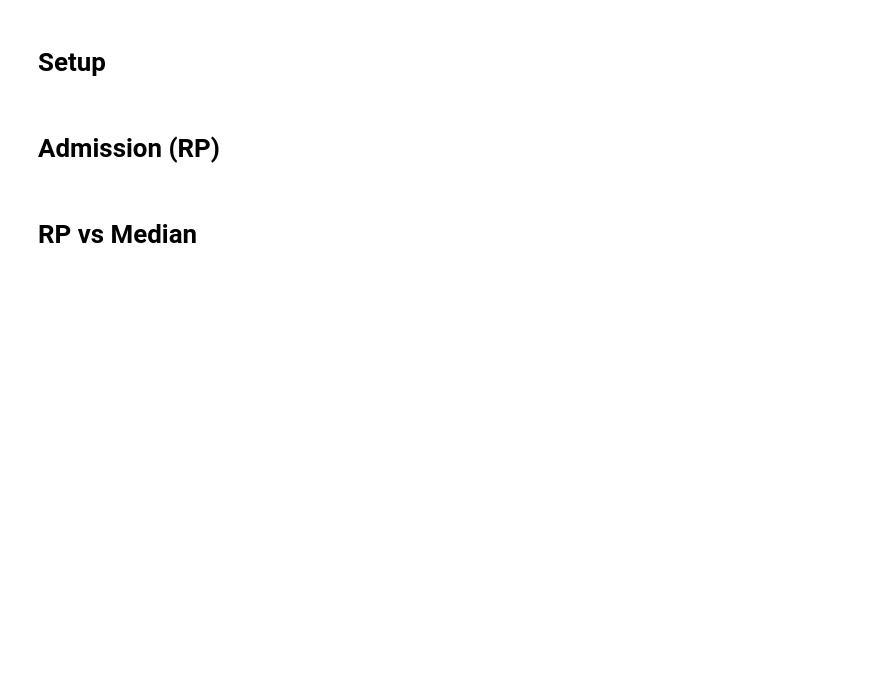
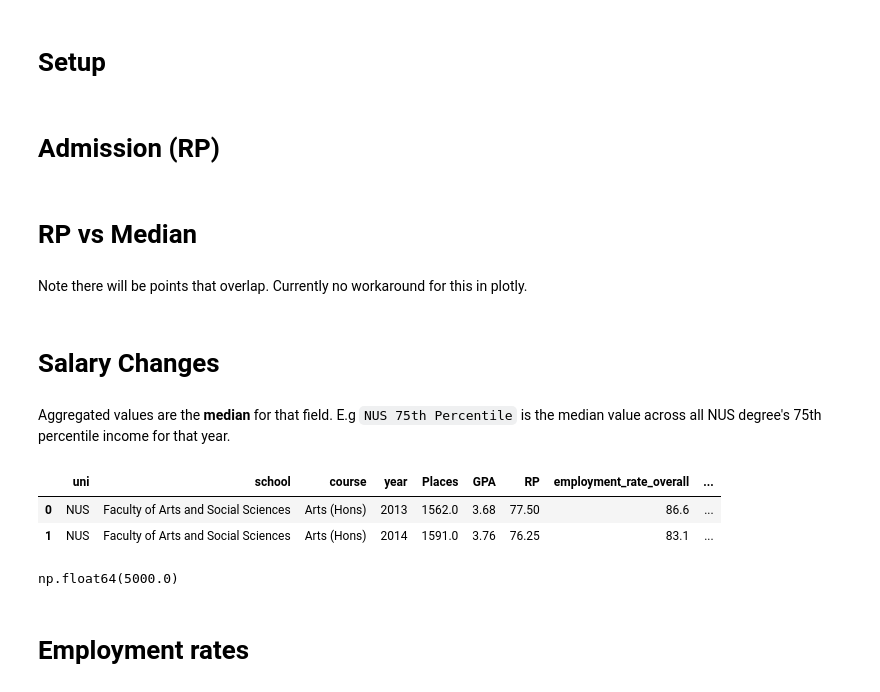
Before and after one commit to Lerac1275/admis_GES, a Jupyter notebook: notebooks/vizzes/dashboard.ipynb, the cells around one changed output. Saved outputs shown, nothing was run; the diff lists cells and outputs as text; code cells hidden in the pictures; blank space fills up the shorter version.

Commit message:
Added plots for salary changes and employment rates

```diff
--- a/notebooks/vizzes/dashboard.ipynb
+++ b/notebooks/vizzes/dashboard.ipynb
@@ -175,3 +174,7 @@ layout = go.Layout(
 fig = go.Figure(data=traces, layout=layout)
 
 fig.show()
+# %% [markdown]
+Note there will be points that overlap. Currently no workaround for this in plotly.
+# %% [markdown]
+# Salary Changes
@@ -177,0 +290,16 @@ fig.show()
+# %% [markdown]
+Aggregated values are the **median** for that field. E.g `NUS 75th Percentile` is the median value across all NUS degree's 75th percentile income for that year.
+# %%
+df.head(2)
+# %% [output]
+|  | uni | school | course | year | Places | GPA | RP | employment_rate_overall | ... |
+| 0 | NUS | Faculty of Arts and Social Sciences | Arts (Hons) | 2013 | 1562.0 | 3.68 | 77.50 | 86.6 | ... |
+| 1 | NUS | Faculty of Arts and Social Sciences | Arts (Hons) | 2014 | 1591.0 | 3.76 | 76.25 | 83.1 | ... |
+# %%
+df.loc[(df.year==2022)
+             & (df.uni==selected_uni)
+             , 'gross_mthly_75_percentile'].median()
+# %% [output]
+np.float64(5000.0)
+# %% [markdown]
+# Employment rates
```
Also changed, not shown: parts of 5 cells of this notebook.
